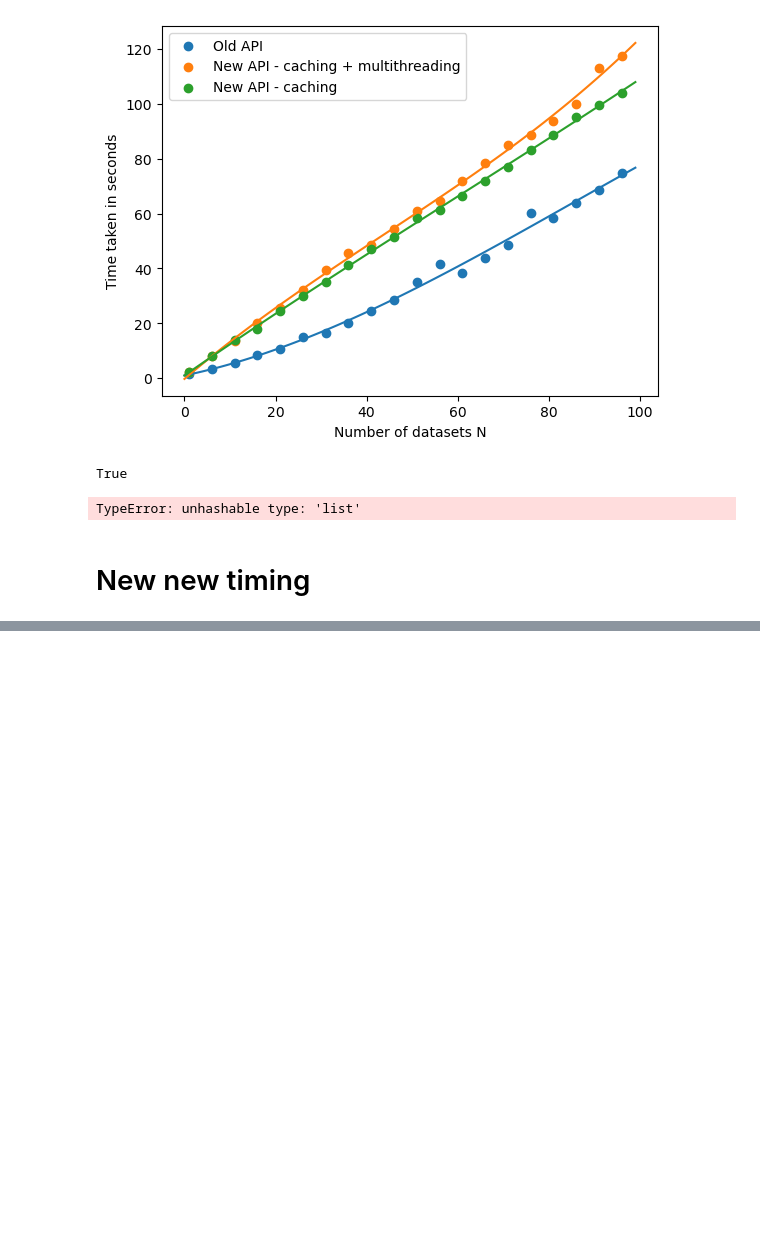
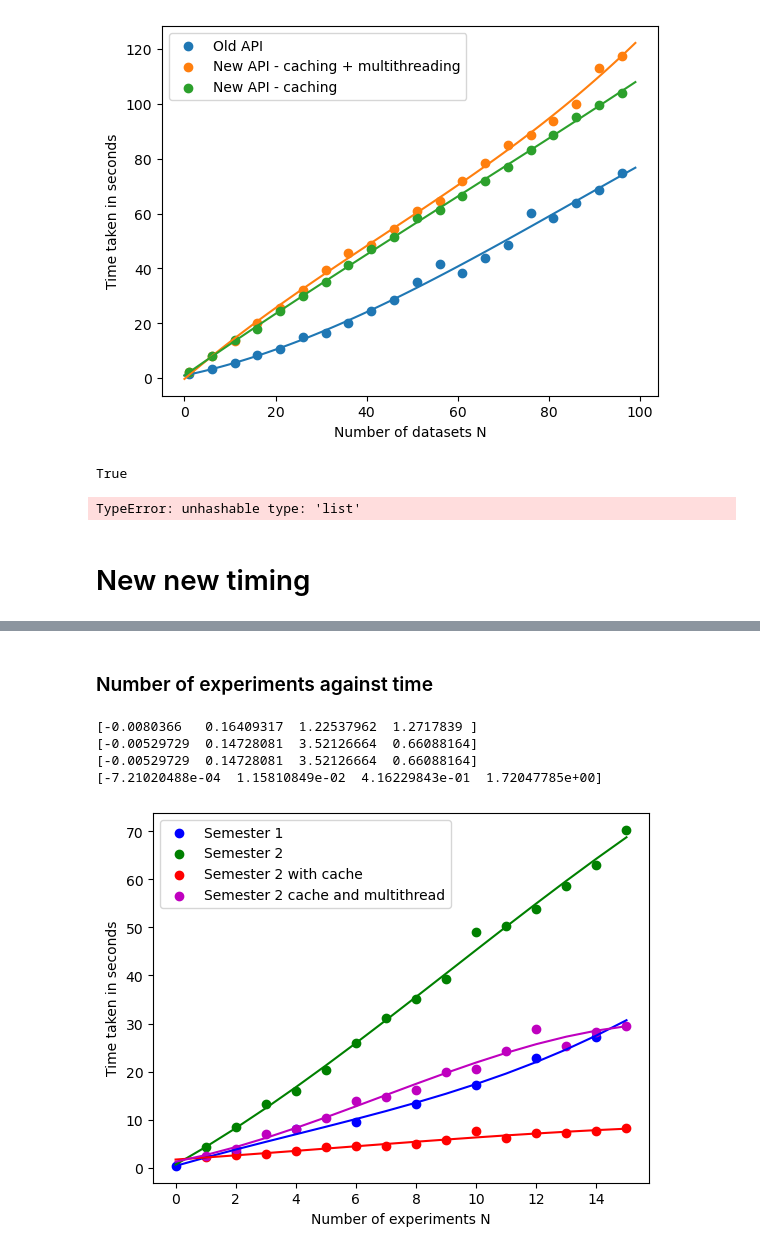
Before and after one commit to SplitSky/resdata, a Jupyter notebook: notebooks/Timing functions.ipynb, the cells around one changed output, grey strips where cells are left out. Drawn from its saved outputs; the diff is of its cells as text; code cells hidden in the pictures; blank space fills up the shorter version.

```diff
--- a/notebooks/Timing functions.ipynb
+++ b/notebooks/Timing functions.ipynb
@@ -386,0 +439,54 @@ a = 1.2627010637351865
+# %% [markdown]
+### Number of experiments against time
+# %%
+import numpy as np
+import matplotlib.pyplot as plt
+# old data
+x_abs = np.arange(0,16,1)
+x=[0, 2, 4, 6, 8, 10, 12, 14, 16, 18, 20, 22, 24, 26, 28]
+y=[0.45332833500015113, 3.2394401930005188, 8.12891314799981, 9.601168968999445, 13.250870806999956, 17.13749699299933, 22.78895996099982, 27.197081113000422, 35.025849785999526, 43.75315589599995, 46.96145998400061, 51.35676192000028, 52.16917153600025, 61.915918226999565, 67.80654342100024]
+x = x[:8]
+y = y[:8]
+print(coff)
+plt.scatter(x,y, label="Semester 1",color="b")
+f = lambda x, coff : coff[3] + coff[2]*x + coff[1]*x**2 + coff[0]*x**3
+coff = np.polyfit(x,y,3)
+plt.plot(x_abs, f(x_abs, coff),color="b")
+
+# number of dataset entries dependency on time
+# new data - no cache or no multithread
+x = [1, 2, 3, 4, 5, 6, 7, 8, 9, 10, 11, 12, 13, 14, 15]
+y = [4.316962283999601, 8.421339321999767, 13.204924244999347, 15.88072290800119, 20.419576673999472, 25.936064727000485, 31.21912690499994, 35.166957430001275, 39.25130887600062, 49.03138275099991, 50.328992829001436, 53.87044440600039, 58.54365602100006, 62.95370517600168, 70.26730523600054]
+
+plt.scatter(x,y, label="Semester 2",color="g")
+coff = np.polyfit(x,y,3)
+plt.plot(x_abs, f(x_abs, coff),color="g")
+print(coff)
+# new data with cache enabled
+x= [1, 2, 3, 4, 5, 6, 7, 8, 9, 10, 11, 12, 13, 14, 15]
+y= [2.1679855470010807, 2.5899203040007706, 2.963368414000797, 3.5026037389998237, 4.368121293000513, 4.470678714000314, 4.584183340999516, 5.0005937940004515, 5.75265857299928, 7.692566851001175, 6.256845512998552, 7.14173904999916, 7.165989698998601, 7.737489634000667, 8.337854613999298]
+
+print(coff)
+plt.scatter(x,y, label="Semester 2 with cache",color="r")
+coff = np.polyfit(x,y,3)
+plt.plot(x_abs, f(x_abs, coff),color="r")
+
+# new data with cache and multithreading
+x= [1, 2, 3, 4, 5, 6, 7, 8, 9, 10, 11, 12, 13, 14, 15]
+y= [2.447899912000139, 4.01206995100074, 7.056869018000725, 8.030833478000204, 10.402237710999543, 13.953394713000307, 14.825477914000658, 16.091670673999033, 19.891894671000045, 20.649416215999736, 24.32517993500005, 28.93132775200138, 25.398858931001087, 28.269262189000074, 29.584353248999832]
+
+print(coff)
+plt.scatter(x,y, label="Semester 2 cache and multithread",color="m")
+coff = np.polyfit(x,y,3)
+plt.plot(x_abs, f(x_abs, coff),color="m")
+
+plt.xlabel("Number of experiments N")
+plt.ylabel("Time taken in seconds")
+plt.legend()
+plt.show()
+# %% [output]
+[-0.0080366   0.16409317  1.22537962  1.2717839 ]
+[-0.00529729  0.14728081  3.52126664  0.66088164]
+[-0.00529729  0.14728081  3.52126664  0.66088164]
+[-7.21020488e-04  1.15810849e-02  4.16229843e-01  1.72047785e+00]
+[figure, added]
```
Also changed, not shown: parts of 4 cells of this notebook, 2 other files.
